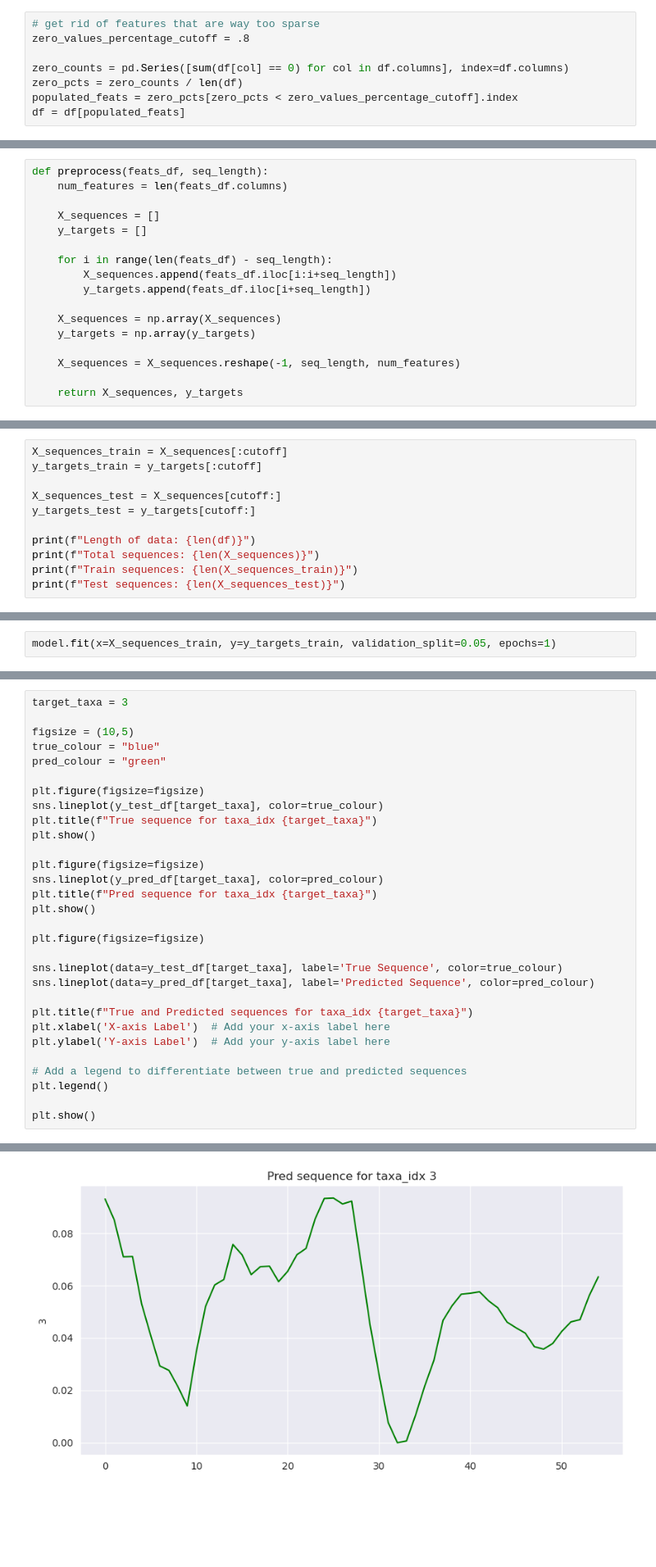
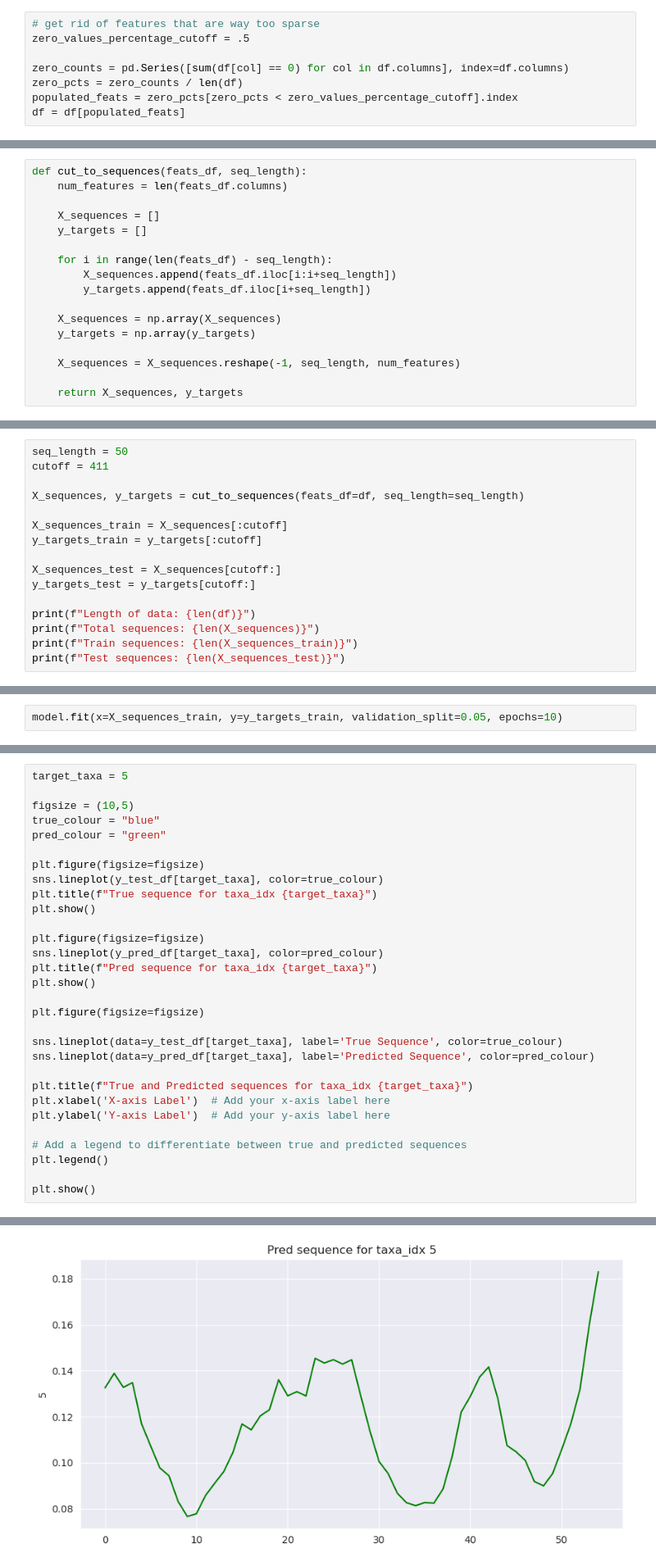
Before and after one commit to NateTheGreat001/tu_medical, a Jupyter notebook: playground.ipynb, the cells around one changed output, grey strips where cells are left out. Shown at 82% size. Cells and saved outputs as stored; diff of their text form; blank space fills up the shorter version.

```diff
--- a/playground.ipynb
+++ b/playground.ipynb
@@ -45,7 +45,7 @@ E000823.5.7        0        0        0        0        0        0        0
 [5 rows x 7244 columns]
 # %%
 # get rid of features that are way too sparse
-zero_values_percentage_cutoff = .8
+zero_values_percentage_cutoff = .5
 
 zero_counts = pd.Series([sum(df[col] == 0) for col in df.columns], index=df.columns)
 zero_pcts = zero_counts / len(df)
@@ -124,7 +124,7 @@ def feature_wise_scaling(df):
 
     return df
 # %%
-def preprocess(feats_df, seq_length):
+def cut_to_sequences(feats_df, seq_length):
     num_features = len(feats_df.columns)
 
     X_sequences = []
@@ -260,4 +278,9 @@ X_sequences, y_targets = preprocess(feats_df=df, seq_length=seq_length)
 # %%
+seq_length = 50
+cutoff = 411
+
+X_sequences, y_targets = cut_to_sequences(feats_df=df, seq_length=seq_length)
+
 X_sequences_train = X_sequences[:cutoff]
 y_targets_train = y_targets[:cutoff]
 
@@ -306,5 +324,5 @@ Trainable params: 11225890 (42.82 MB)
 Non-trainable params: 0 (0.00 Byte)
 _________________________________________________________________
 # %%
-model.fit(x=X_sequences_train, y=y_targets_train, validation_split=0.05, epochs=1)
+model.fit(x=X_sequences_train, y=y_targets_train, validation_split=0.05, epochs=10)
 # %% [output]
@@ -369,5 +406,5 @@ Total taxa not predicted: 90, 11.221945137157107% of all taxa
 # %%
-target_taxa = 3
+target_taxa = 5
 
 figsize = (10,5)
 true_colour = "blue"
@@ -401 +438 @@ plt.show()
-[figure, old version]
+[figure, new version]
```
Also changed, not shown: parts of 26 cells of this notebook, 5 other files.
